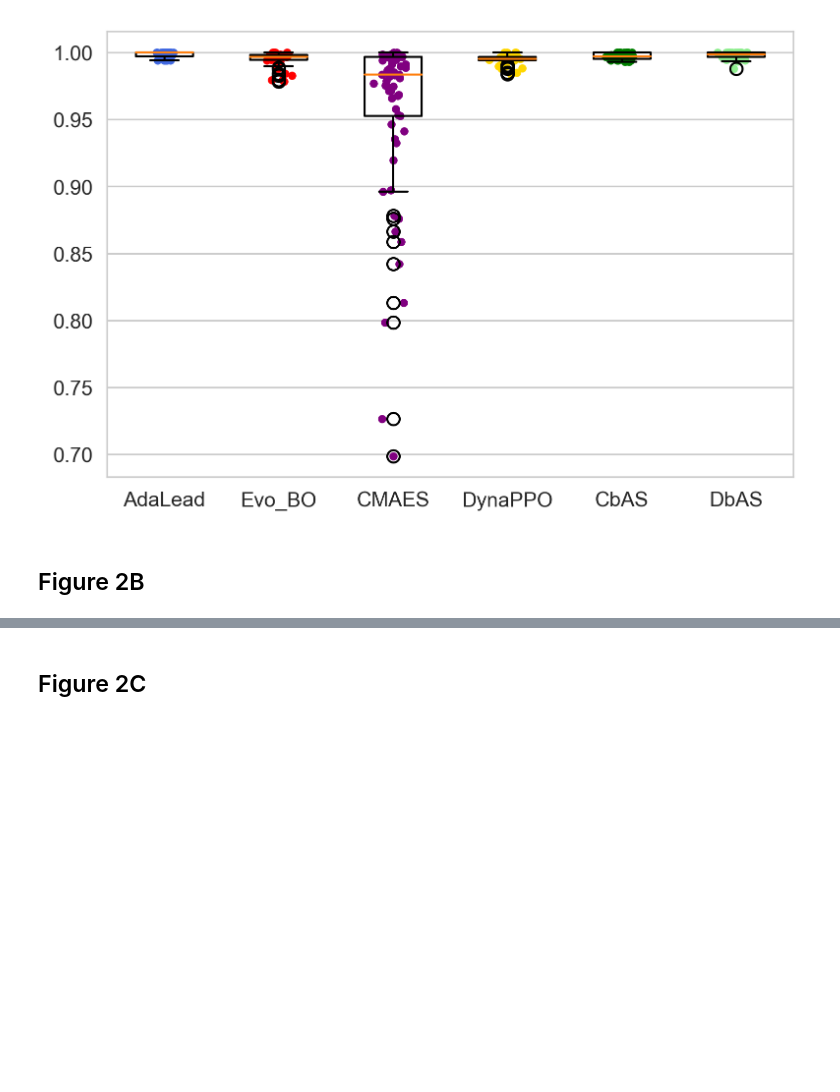
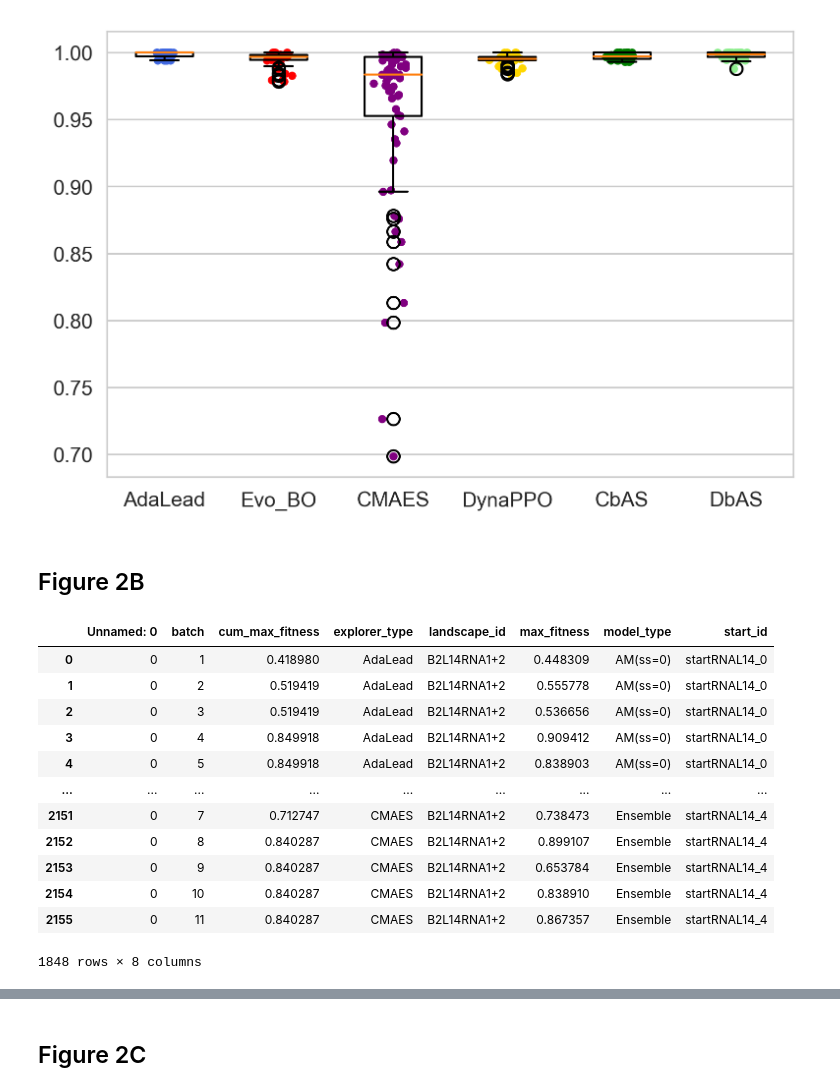
Before and after one commit to samsinai/FLEXS, a Jupyter notebook: examples/Paper_plots.ipynb, the cells around one changed output, grey strips where cells are left out. Cells and saved outputs as stored; diff of their text form; code cells hidden in the pictures; blank space fills up the shorter version.

```diff
--- a/examples/Paper_plots.ipynb
+++ b/examples/Paper_plots.ipynb
@@ -80,6 +80,24 @@ plt.show()
 [figure]
 # %% [markdown]
 ## Figure 2B
+# %%
+df = pd.read_csv('../../L14RNA1+2runs_old.csv')
+df = df[df['model_type'] != 'Null']
+df
+# %% [output]
+|  | Unnamed: 0 | batch | cum_max_fitness | explorer_type | landscape_id | max_fitness | model_type | start_id |
+| 0 | 0 | 1 | 0.418980 | AdaLead | B2L14RNA1+2 | 0.448309 | AM(ss=0) | startRNAL14_0 |
+| 1 | 0 | 2 | 0.519419 | AdaLead | B2L14RNA1+2 | 0.555778 | AM(ss=0) | startRNAL14_0 |
+| 2 | 0 | 3 | 0.519419 | AdaLead | B2L14RNA1+2 | 0.536656 | AM(ss=0) | startRNAL14_0 |
+| 3 | 0 | 4 | 0.849918 | AdaLead | B2L14RNA1+2 | 0.909412 | AM(ss=0) | startRNAL14_0 |
+| 4 | 0 | 5 | 0.849918 | AdaLead | B2L14RNA1+2 | 0.838903 | AM(ss=0) | startRNAL14_0 |
+| ... | ... | ... | ... | ... | ... | ... | ... | ... |
+| 2151 | 0 | 7 | 0.712747 | CMAES | B2L14RNA1+2 | 0.738473 | Ensemble | startRNAL14_4 |
+| 2152 | 0 | 8 | 0.840287 | CMAES | B2L14RNA1+2 | 0.899107 | Ensemble | startRNAL14_4 |
+| 2153 | 0 | 9 | 0.840287 | CMAES | B2L14RNA1+2 | 0.653784 | Ensemble | startRNAL14_4 |
+| 2154 | 0 | 10 | 0.840287 | CMAES | B2L14RNA1+2 | 0.838910 | Ensemble | startRNAL14_4 |
+| 2155 | 0 | 11 | 0.840287 | CMAES | B2L14RNA1+2 | 0.867357 | Ensemble | startRNAL14_4 |
+1848 rows × 8 columns
 # %%
 def cumulative_max_per_round(sequences):
     num_rounds = sequences['round'].max() + 1
```
Also changed, not shown: parts of 2 cells of this notebook, 2 other files.
